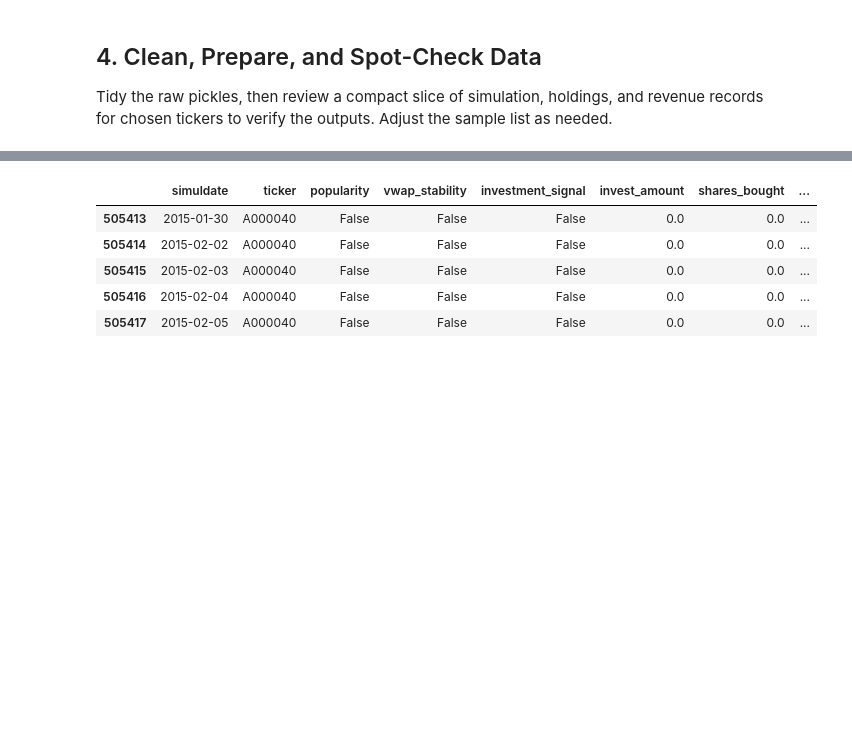
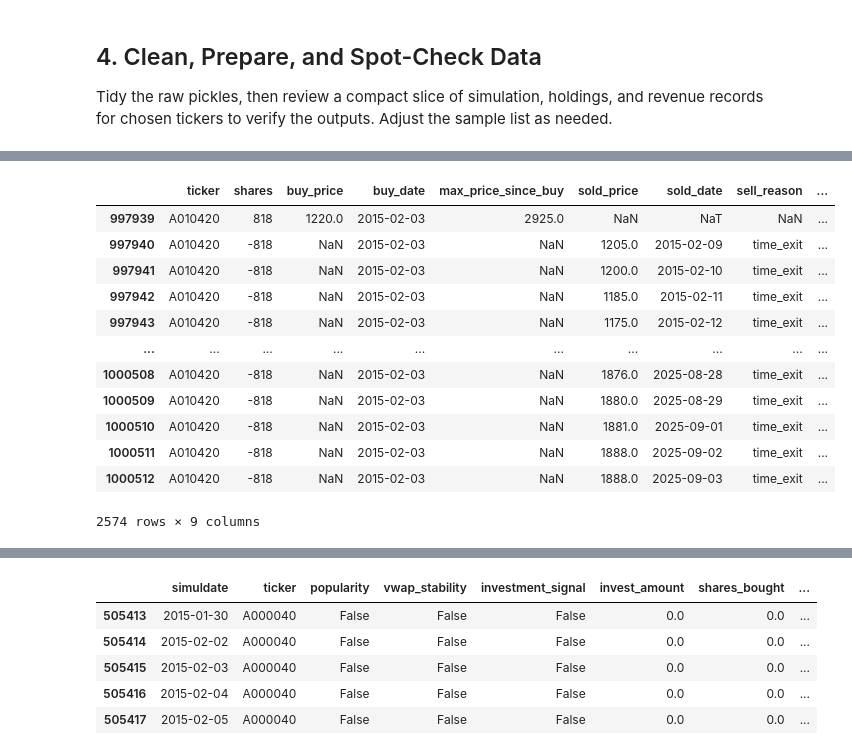
Before and after one commit to byeungchun/perfectdays, a Jupyter notebook: notebook/strategy01_result_analysis.ipynb, the cells around one changed output, grey strips where cells are left out. Drawn from its saved outputs; the diff is of its cells as text; code cells hidden in the pictures; blank space fills up the shorter version.

```diff
--- a/notebook/strategy01_result_analysis.ipynb
+++ b/notebook/strategy01_result_analysis.ipynb
@@ -222,0 +232,16 @@ For example, when doing 'df[col].method(value, inplace=True)', try using 'df.met
+# %%
+holdings_df[holdings_df["ticker"] == "A010420"]
+# %% [output]
+|  | ticker | shares | buy_price | buy_date | max_price_since_buy | sold_price | sold_date | sell_reason | ... |
+| 997939 | A010420 | 818 | 1220.0 | 2015-02-03 | 2925.0 | NaN | NaT | NaN | ... |
+| 997940 | A010420 | -818 | NaN | 2015-02-03 | NaN | 1205.0 | 2015-02-09 | time_exit | ... |
+| 997941 | A010420 | -818 | NaN | 2015-02-03 | NaN | 1200.0 | 2015-02-10 | time_exit | ... |
+| 997942 | A010420 | -818 | NaN | 2015-02-03 | NaN | 1185.0 | 2015-02-11 | time_exit | ... |
+| 997943 | A010420 | -818 | NaN | 2015-02-03 | NaN | 1175.0 | 2015-02-12 | time_exit | ... |
+| ... | ... | ... | ... | ... | ... | ... | ... | ... | ... |
+| 1000508 | A010420 | -818 | NaN | 2015-02-03 | NaN | 1876.0 | 2025-08-28 | time_exit | ... |
+| 1000509 | A010420 | -818 | NaN | 2015-02-03 | NaN | 1880.0 | 2025-08-29 | time_exit | ... |
+| 1000510 | A010420 | -818 | NaN | 2015-02-03 | NaN | 1881.0 | 2025-09-01 | time_exit | ... |
+| 1000511 | A010420 | -818 | NaN | 2015-02-03 | NaN | 1888.0 | 2025-09-02 | time_exit | ... |
+| 1000512 | A010420 | -818 | NaN | 2015-02-03 | NaN | 1888.0 | 2025-09-03 | time_exit | ... |
+2574 rows × 9 columns
```
Also changed, not shown: parts of 5 cells of this notebook, 2 other files.
